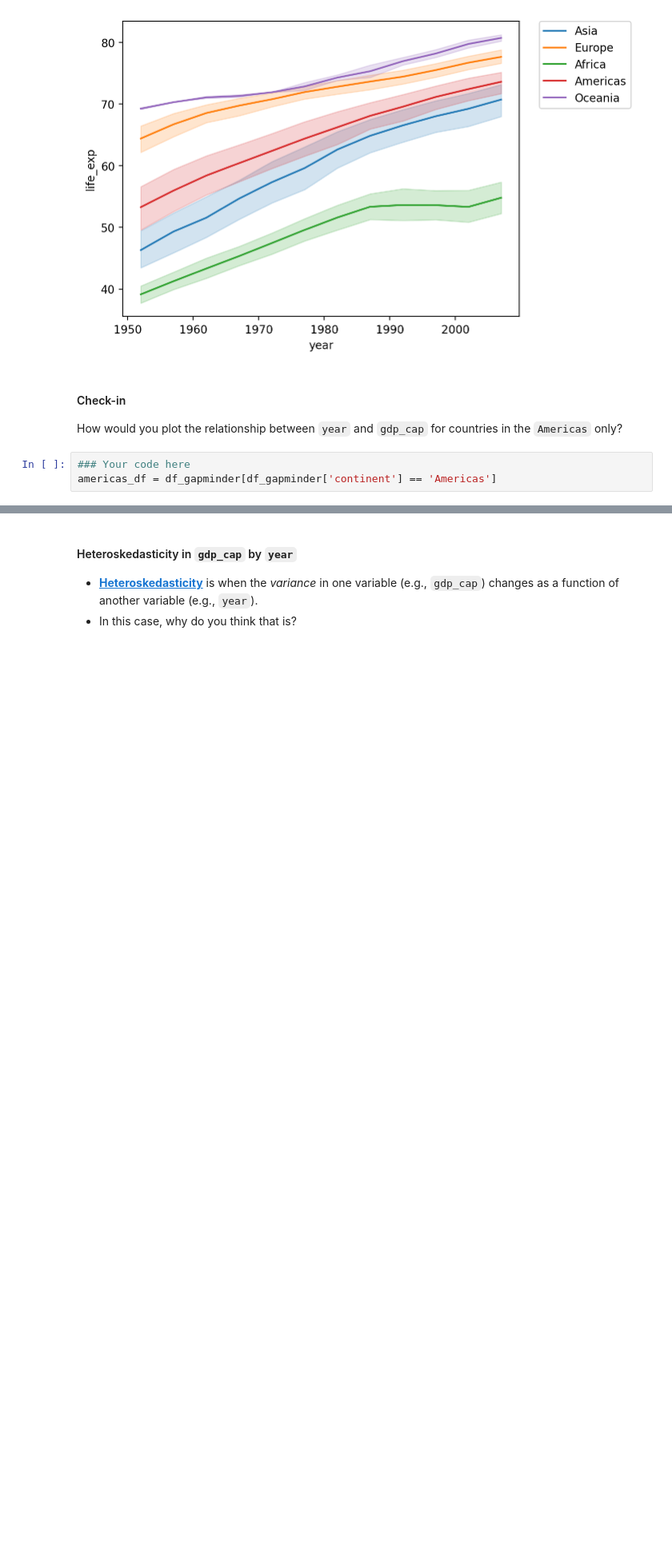
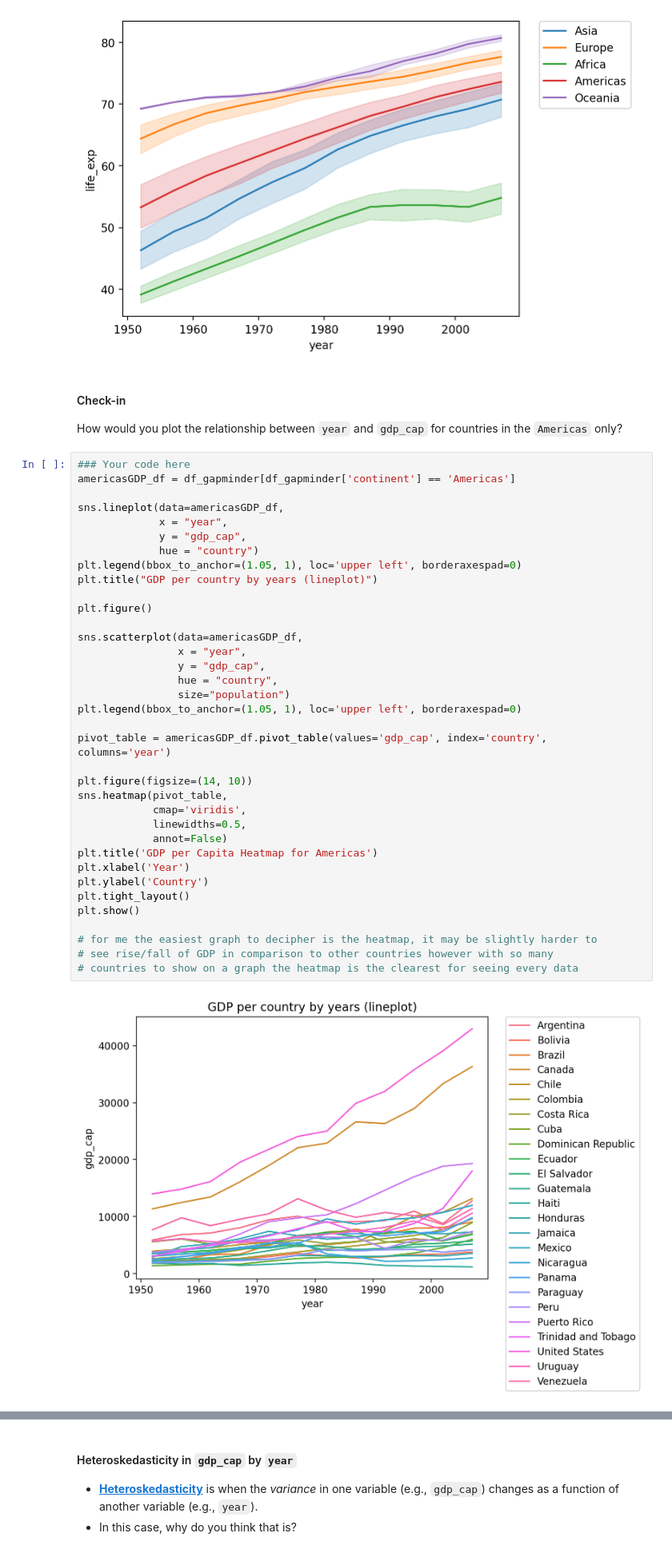
Before and after one commit to mariadop/Descriptive_Statistics_2025, a Jupyter notebook: Exercise6.ipynb, the cells around one changed output, grey strips where cells are left out. Shown at 80% size. Drawn from its saved outputs; the diff is of its cells as text; blank space fills up the shorter version.

```diff
--- a/Exercise6.ipynb
+++ b/Exercise6.ipynb
@@ -233,4 +258,39 @@ plt.legend(bbox_to_anchor=(1.05, 1), loc='upper left', borderaxespad=0);
 How would you plot the relationship between `year` and `gdp_cap` for countries in the `Americas` only?
 # %%
 ### Your code here
-americas_df = df_gapminder[df_gapminder['continent'] == 'Americas']
+americasGDP_df = df_gapminder[df_gapminder['continent'] == 'Americas']
+
+sns.lineplot(data=americasGDP_df,
+             x = "year",
+             y = "gdp_cap",
+             hue = "country")
+plt.legend(bbox_to_anchor=(1.05, 1), loc='upper left', borderaxespad=0)
+plt.title("GDP per country by years (lineplot)")
+
+plt.figure()
+
+sns.scatterplot(data=americasGDP_df,
+                x = "year",
+                y = "gdp_cap",
+                hue = "country",
+                size="population")
+plt.legend(bbox_to_anchor=(1.05, 1), loc='upper left', borderaxespad=0)
+
+pivot_table = americasGDP_df.pivot_table(values='gdp_cap', index='country', columns='year')
+
+plt.figure(figsize=(14, 10))
+sns.heatmap(pivot_table,
+            cmap='viridis',
+            linewidths=0.5,
+            annot=False)
+plt.title('GDP per Capita Heatmap for Americas')
+plt.xlabel('Year')
+plt.ylabel('Country')
+plt.tight_layout()
+plt.show()
+
+# for me the easiest graph to decipher is the heatmap, it may be slightly harder to
+# see rise/fall of GDP in comparison to other countries however with so many
+# countries to show on a graph the heatmap is the clearest for seeing every data
+# %% [output]
+[figure, added]
```
Also changed, not shown: parts of 14 cells of this notebook.
